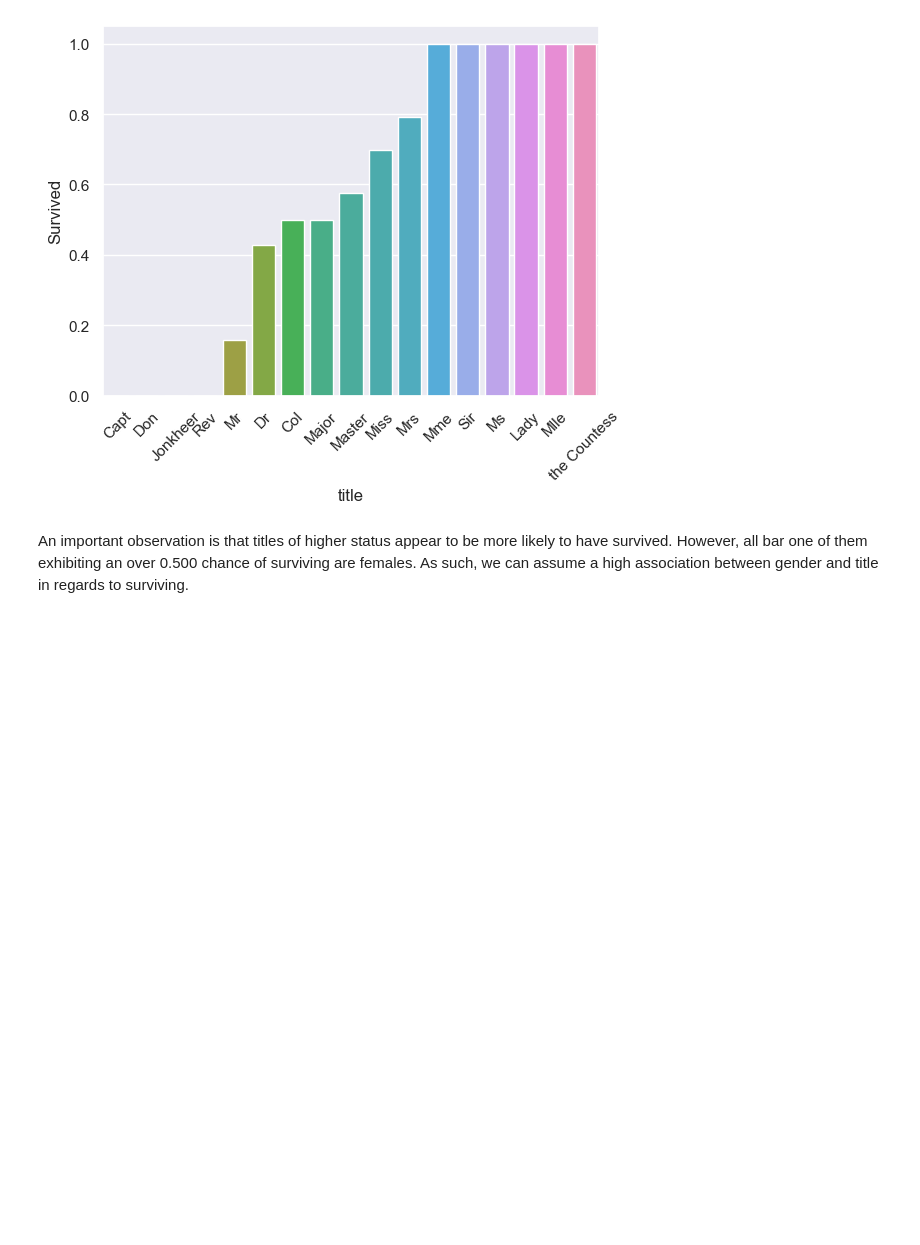
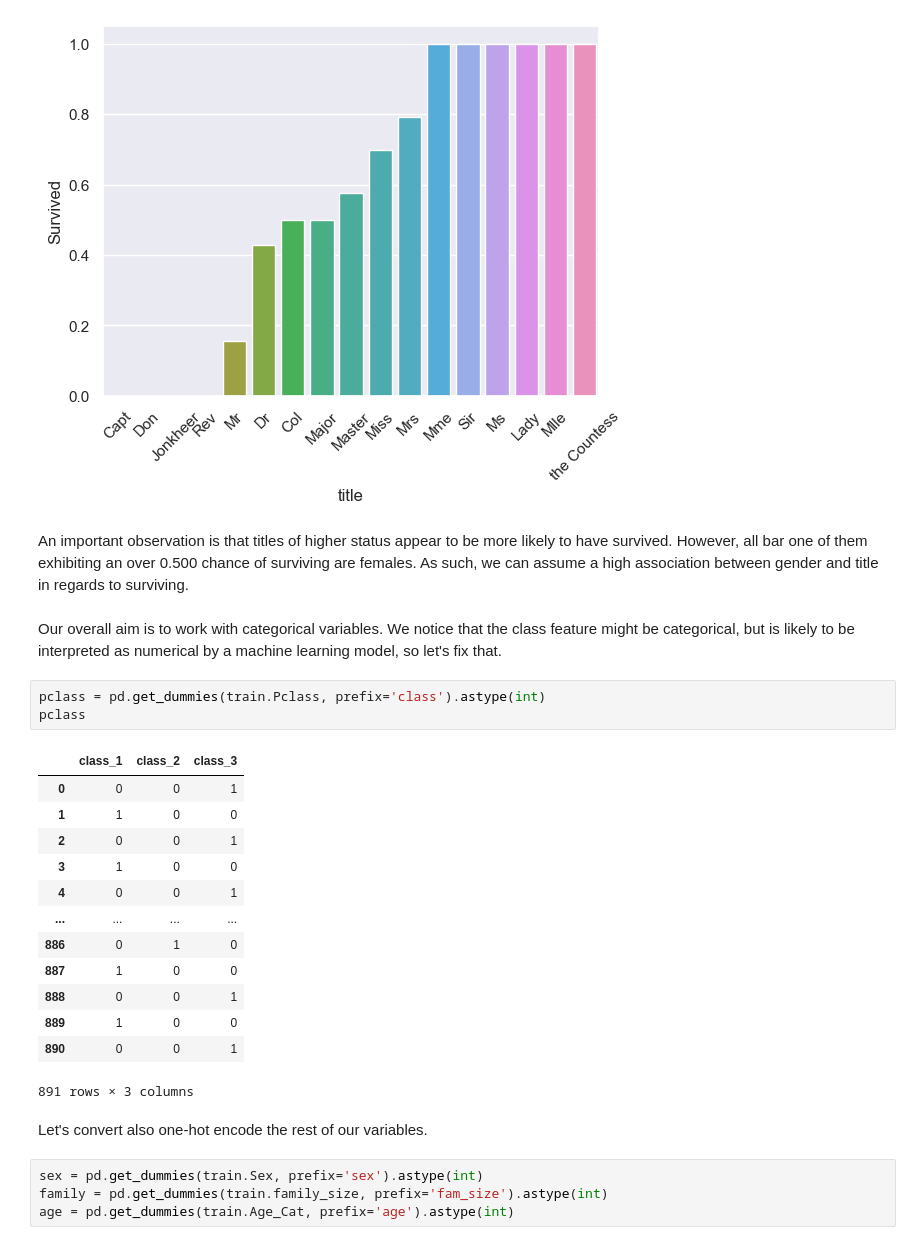
Before and after one commit to isevr/kaggle, a Jupyter notebook: Titanic/feat engi.ipynb, the cells around one changed output. Saved outputs shown, nothing was run; the diff lists cells and outputs as text; blank space fills up the shorter version.

```diff
--- a/Titanic/feat engi.ipynb
+++ b/Titanic/feat engi.ipynb
@@ -227,3 +231,28 @@ plt.show()
 [figure]
 # %% [markdown]
 An important observation is that titles of higher status appear to be more likely to have survived. However, all bar one of them exhibiting an over 0.500 chance of surviving are females. As such, we can assume a high association between gender and title in regards to surviving.
+# %% [markdown]
+Our overall aim is to work with categorical variables. We notice that the class feature might be categorical, but is likely to be interpreted as numerical by a machine learning model, so let's fix that.
+# %%
+pclass = pd.get_dummies(train.Pclass, prefix='class').astype(int)
+pclass
+# %% [output]
+|  | class_1 | class_2 | class_3 |
+| 0 | 0 | 0 | 1 |
+| 1 | 1 | 0 | 0 |
+| 2 | 0 | 0 | 1 |
+| 3 | 1 | 0 | 0 |
+| 4 | 0 | 0 | 1 |
+| ... | ... | ... | ... |
+| 886 | 0 | 1 | 0 |
+| 887 | 1 | 0 | 0 |
+| 888 | 0 | 0 | 1 |
+| 889 | 1 | 0 | 0 |
+| 890 | 0 | 0 | 1 |
+891 rows × 3 columns
+# %% [markdown]
+Let's convert also one-hot encode the rest of our variables.
+# %%
+sex = pd.get_dummies(train.Sex, prefix='sex').astype(int)
+family = pd.get_dummies(train.family_size, prefix='fam_size').astype(int)
+age = pd.get_dummies(train.Age_Cat, prefix='age').astype(int)
```
Also changed, not shown: parts of 9 cells of this notebook, 1 other file.
